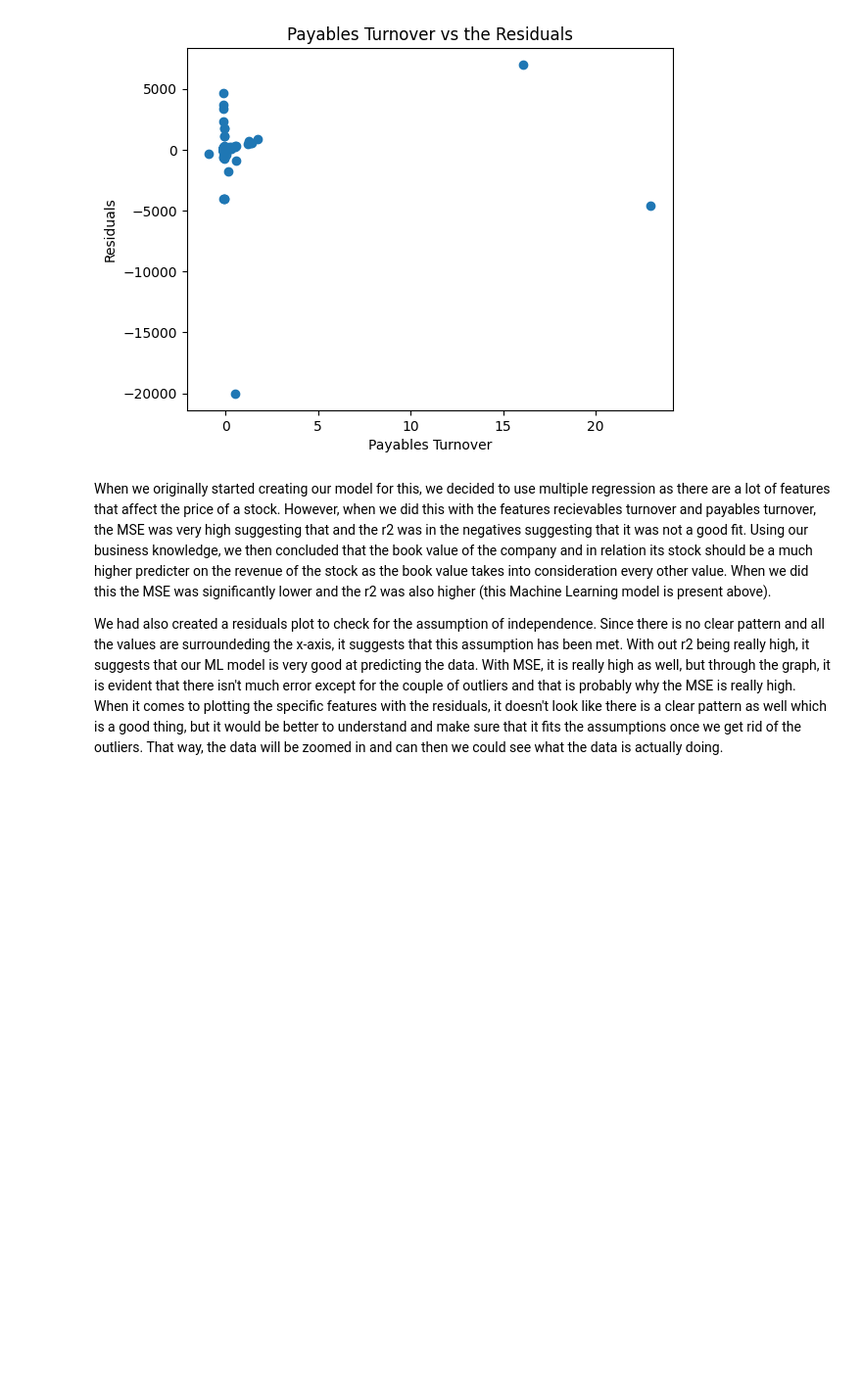
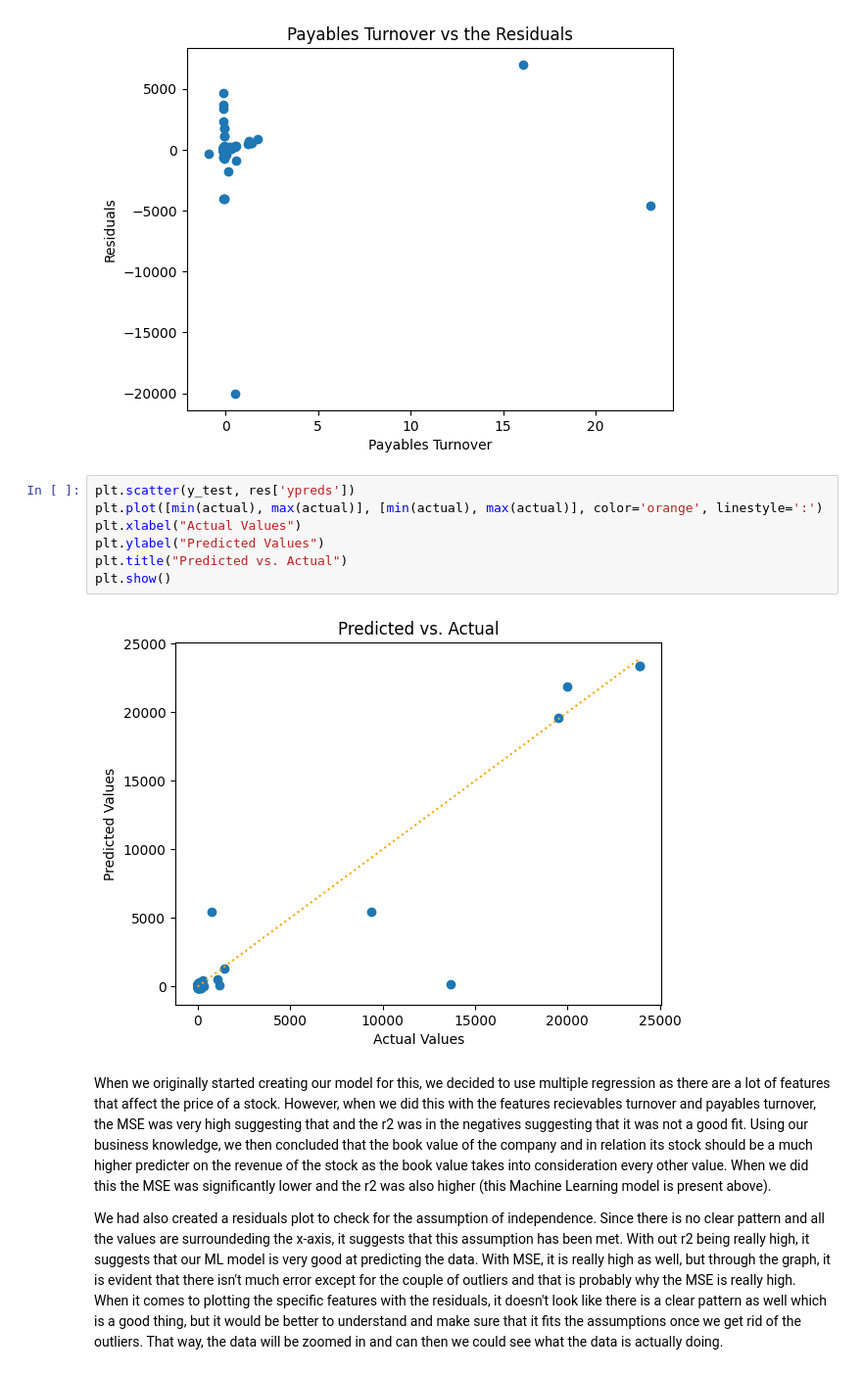
Before and after one commit to broken111/DS3000Project, a Jupyter notebook: ProjectGuidelines_Phase3.ipynb, the cells around one changed output. Shown at 98% size. Cells and saved outputs as stored; diff of their text form; blank space fills up the shorter version.

Commit message:
Add files via upload
Pred. vs Actual + line to fix error on heatmap

```diff
--- a/ProjectGuidelines_Phase3.ipynb
+++ b/ProjectGuidelines_Phase3.ipynb
@@ -402,6 +398,15 @@ plt.ylabel("Residuals")
 # %% [output]
 Text(0, 0.5, 'Residuals')
 [figure]
+# %%
+plt.scatter(y_test, res['ypreds'])
+plt.plot([min(actual), max(actual)], [min(actual), max(actual)], color='orange', linestyle=':')
+plt.xlabel("Actual Values")
+plt.ylabel("Predicted Values")
+plt.title("Predicted vs. Actual")
+plt.show()
+# %% [output]
+[figure, added]
 # %% [markdown]
 When we originally started creating our model for this, we decided to use multiple regression as there are a lot of features that affect the price of a stock. However, when we did this with the features recievables turnover and payables turnover, the MSE was very high suggesting that and the r2 was in the negatives suggesting that it was not a good fit. Using our business knowledge, we then concluded that the book value of the company and in relation its stock should be a much higher predicter on the revenue of the stock as the book value takes into consideration every other value. When we did this the MSE was significantly lower and the r2 was also higher (this Machine Learning model is present above).
 
```
Also changed, not shown: parts of 12 cells of this notebook.
